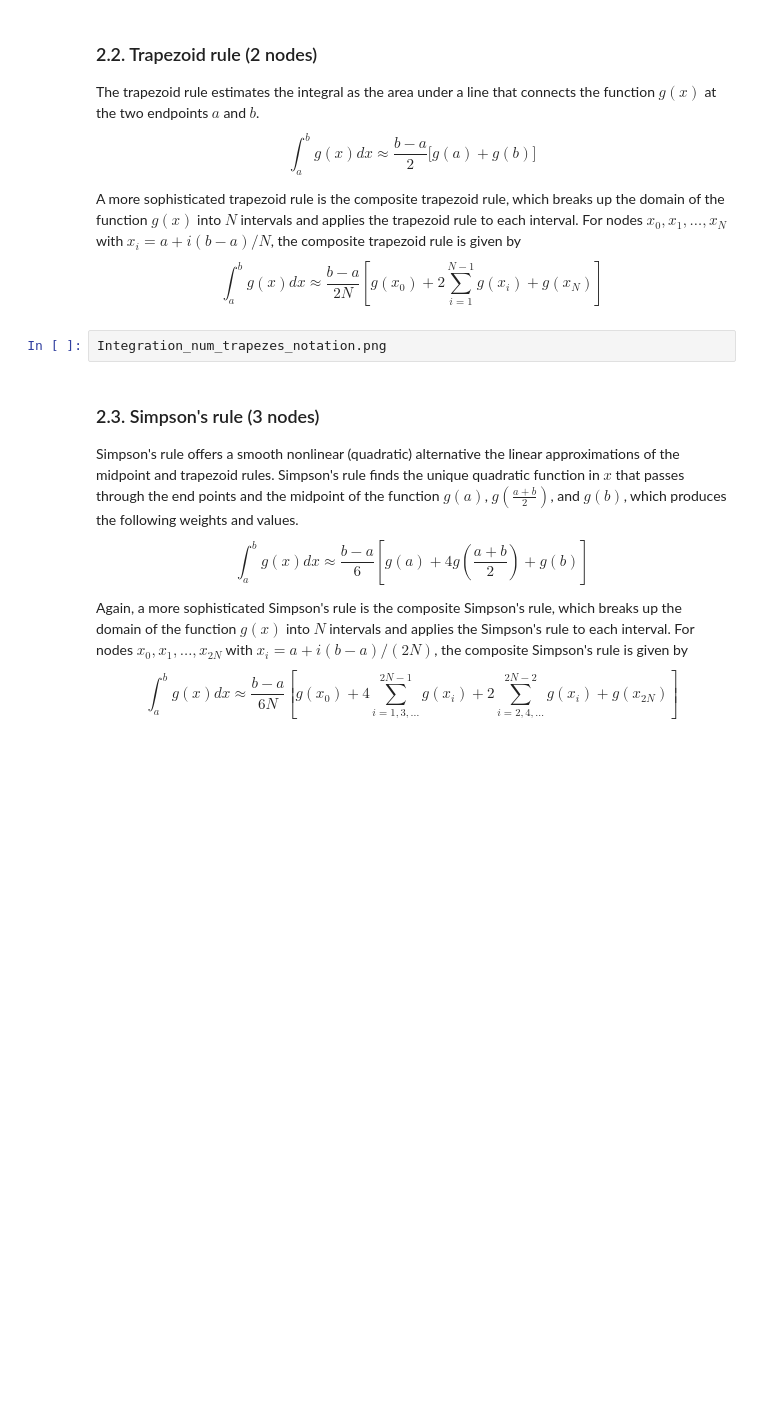
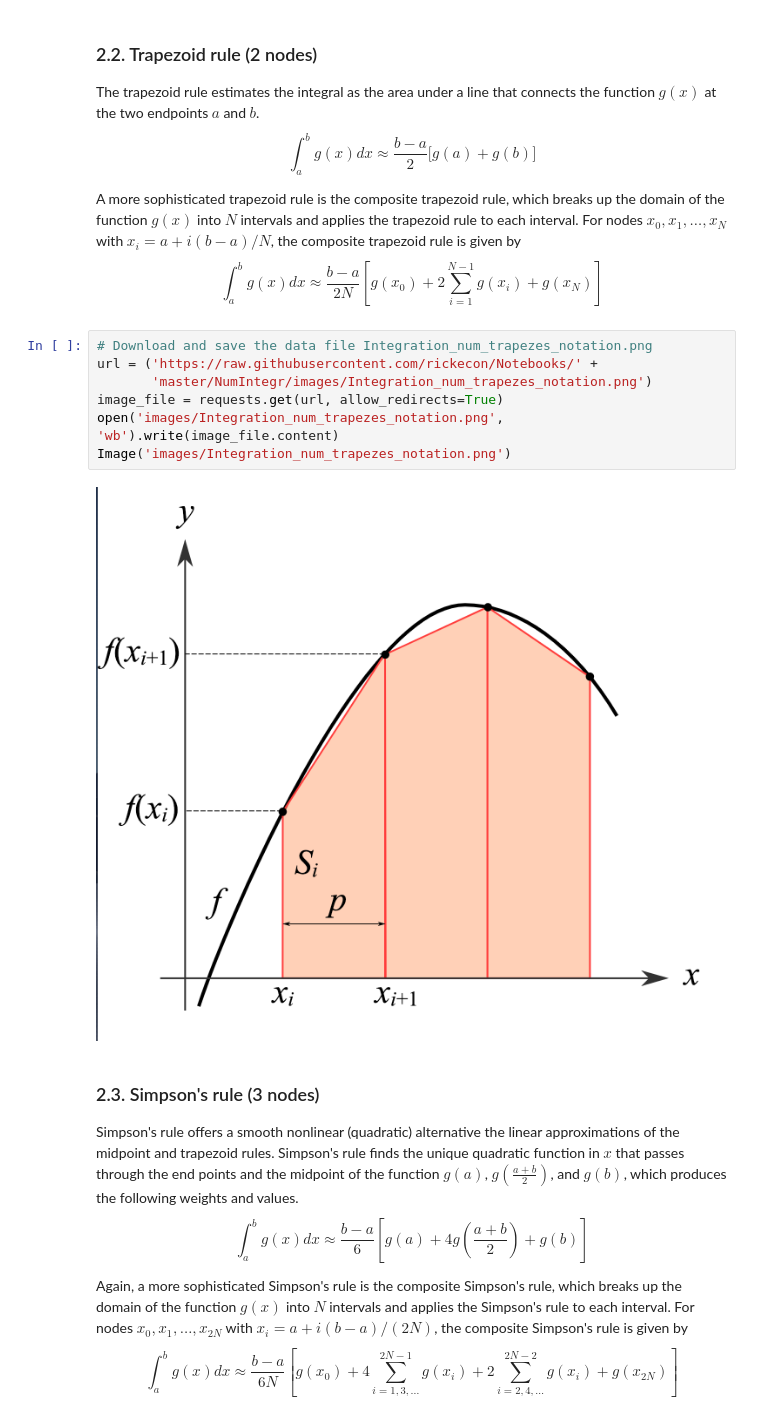
Before and after one commit to rickecon/Notebooks, a Jupyter notebook: NumIntegr/NumIntegr.ipynb, the cells around one changed output. Saved outputs shown, nothing was run; the diff lists cells and outputs as text; blank space fills up the shorter version.

Commit message:
Added image

```diff
--- a/NumIntegr/NumIntegr.ipynb
+++ b/NumIntegr/NumIntegr.ipynb
@@ -67,8 +67,15 @@ A more sophisticated trapezoid rule is the composite trapezoid rule, which break
 \begin{equation}\label{NumInt_EqTrapRuleComp}
   \int_a^b g(x)dx \approx \frac{b-a}{2N}\left[g(x_0) + 2\sum_{i=1}^{N-1}g(x_i) + g(x_N)\right]
 \end{equation}
-# %%
-Integration_num_trapezes_notation.png
+# %%
+# Download and save the data file Integration_num_trapezes_notation.png
+url = ('https://raw.githubusercontent.com/rickecon/Notebooks/' +
+       'master/NumIntegr/images/Integration_num_trapezes_notation.png')
+image_file = requests.get(url, allow_redirects=True)
+open('images/Integration_num_trapezes_notation.png', 'wb').write(image_file.content)
+Image('images/Integration_num_trapezes_notation.png')
+# %% [output]
+[figure, added]
 # %% [markdown]
 ### 2.3. Simpson's rule (3 nodes)
 Simpson's rule offers a smooth nonlinear (quadratic) alternative the linear approximations of the midpoint and trapezoid rules. Simpson's rule finds the unique quadratic function in $x$ that passes through the end points and the midpoint of the function $g(a)$, $g\left(\frac{a+b}{2}\right)$, and $g(b)$, which produces the following weights and values.
```
Also changed, not shown: parts of 1 cell of this notebook, 2 other files.
